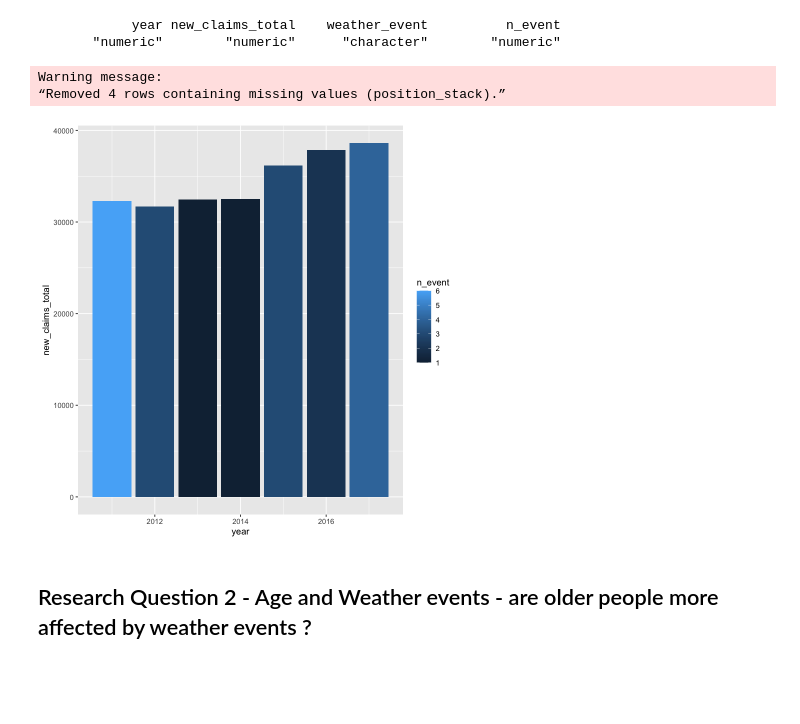
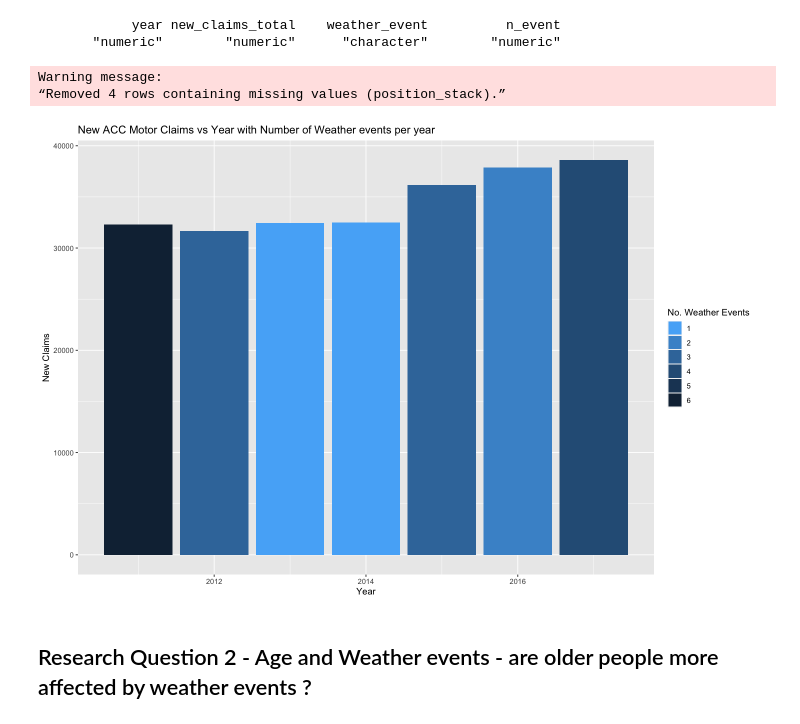
Before and after one commit to oscar-uc/DATA244_group_project, a Jupyter notebook: Joining/Joining.ipynb, the cells around one changed output. Saved outputs shown, nothing was run; the diff lists cells and outputs as text; code cells hidden in the pictures; blank space fills up the shorter version.

Commit message:
Further joining and plotting

```diff
--- a/Joining/Joining.ipynb
+++ b/Joining/Joining.ipynb
@@ -185,14 +201,18 @@ sapply(weather_months_joined, class)
             year new_claims_total    weather_event          n_event
        "numeric"        "numeric"      "character"        "numeric"
 # %%
-weather_months_joined%>%
-  ggplot(aes(x = year, y = new_claims_total, fill = n_event)) +
-  geom_col()
+weather_months_plot <- weather_months_joined%>%
+    ggplot(aes(x = year, y = new_claims_total, fill = n_event)) +
+    geom_col()+
+    labs(x="Year", y="New Claims", title = "New ACC Motor Claims vs Year with Number of Weather events per year")+
+    guides(fill=guide_legend(title="No. Weather Events"))+
+    scale_fill_continuous(high = "#132B43", low = "#56B1F7")
 
+weather_months_plot
 # this shows that from 2011 to 2017 , the number of new acc claims increased,
 # %% [output]
 Warning message:
 “Removed 4 rows containing missing values (position_stack).”
-[figure, old version]
+[figure, new version]
 # %% [markdown]
 ## Research Question 2 - Age and Weather events - are older people more affected by weather events ?
```
Also changed, not shown: parts of 27 cells of this notebook, 5 other files.
